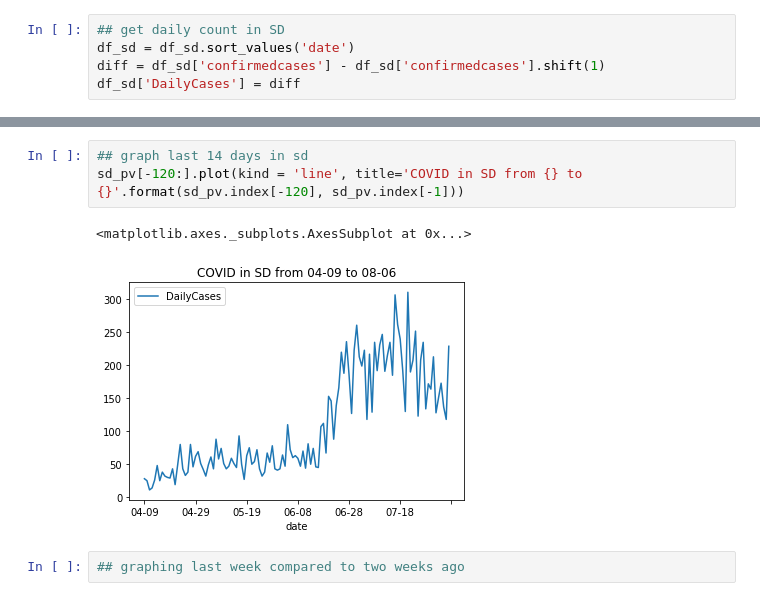
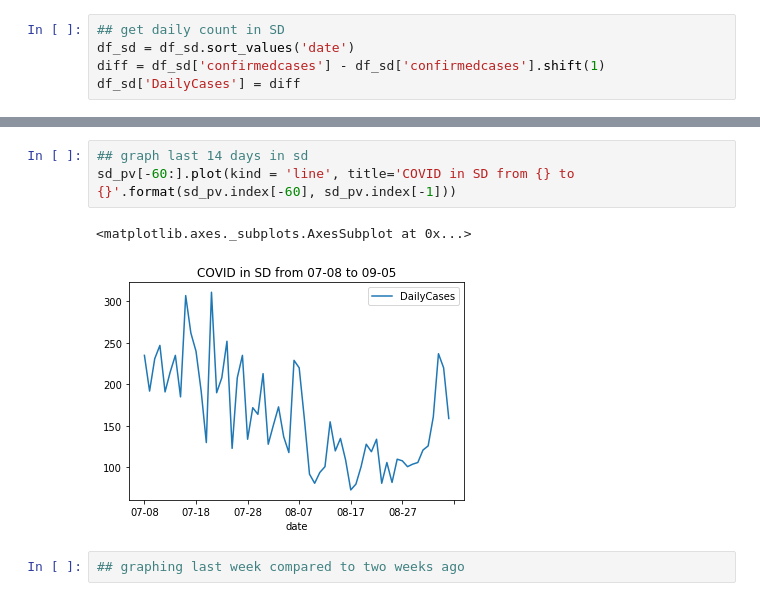
Before and after one commit to waychang626/Summer-2020-Projects-, a Jupyter notebook: COVID19-Project/COVID_SD.ipynb, the cells around one changed output, grey strips where cells are left out. Saved outputs shown, nothing was run; the diff lists cells and outputs as text.

```diff
--- a/COVID19-Project/COVID_SD.ipynb
+++ b/COVID19-Project/COVID_SD.ipynb
@@ -156,9 +183,9 @@ sd_pv.tail()
 # %%
 ## graph last 14 days in sd
-sd_pv[-120:].plot(kind = 'line', title='COVID in SD from {} to {}'.format(sd_pv.index[-120], sd_pv.index[-1]))
+sd_pv[-60:].plot(kind = 'line', title='COVID in SD from {} to {}'.format(sd_pv.index[-60], sd_pv.index[-1]))
 # %% [output]
 <matplotlib.axes._subplots.AxesSubplot at 0x...>
-[figure, old version]
+[figure, new version]
 # %%
 ## graphing last week compared to two weeks ago
 # %%
```
Also changed, not shown: parts of 19 cells of this notebook, 3 other files.
